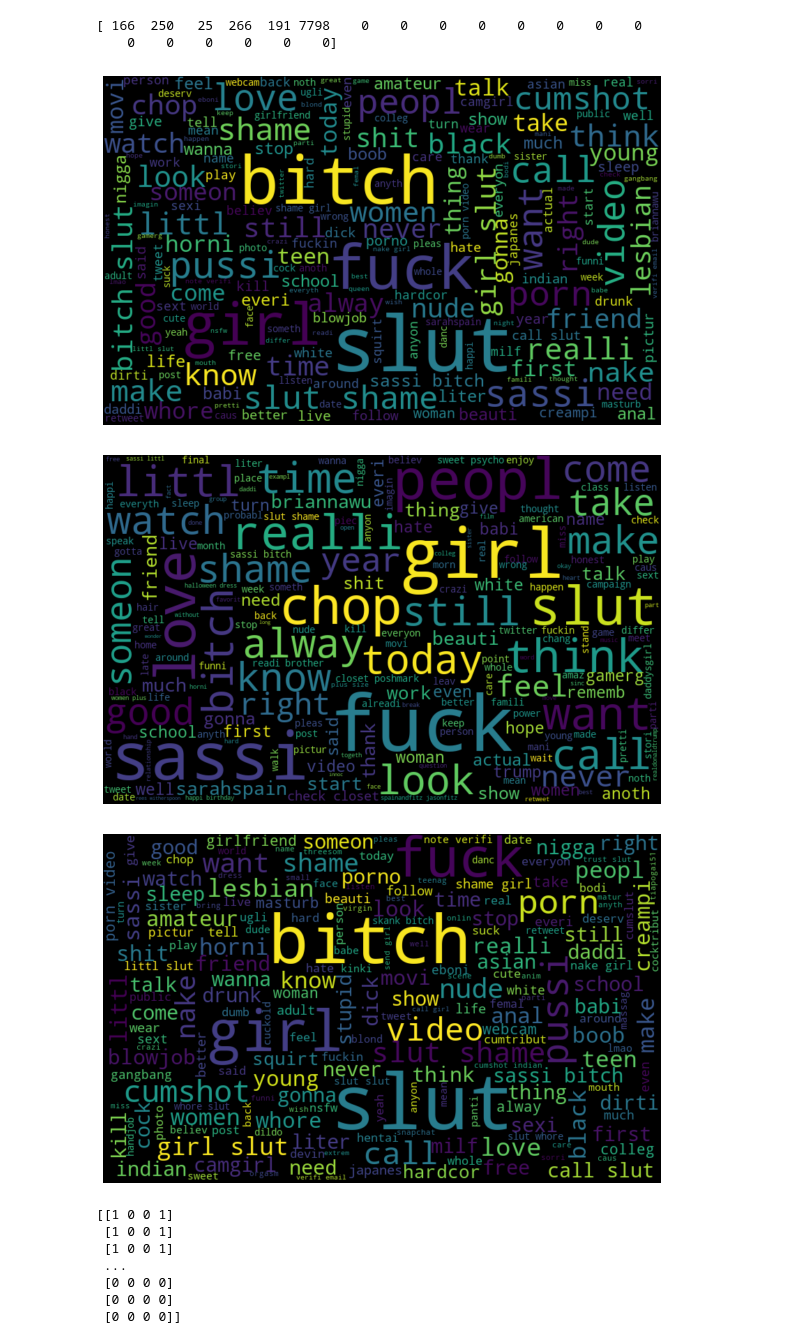
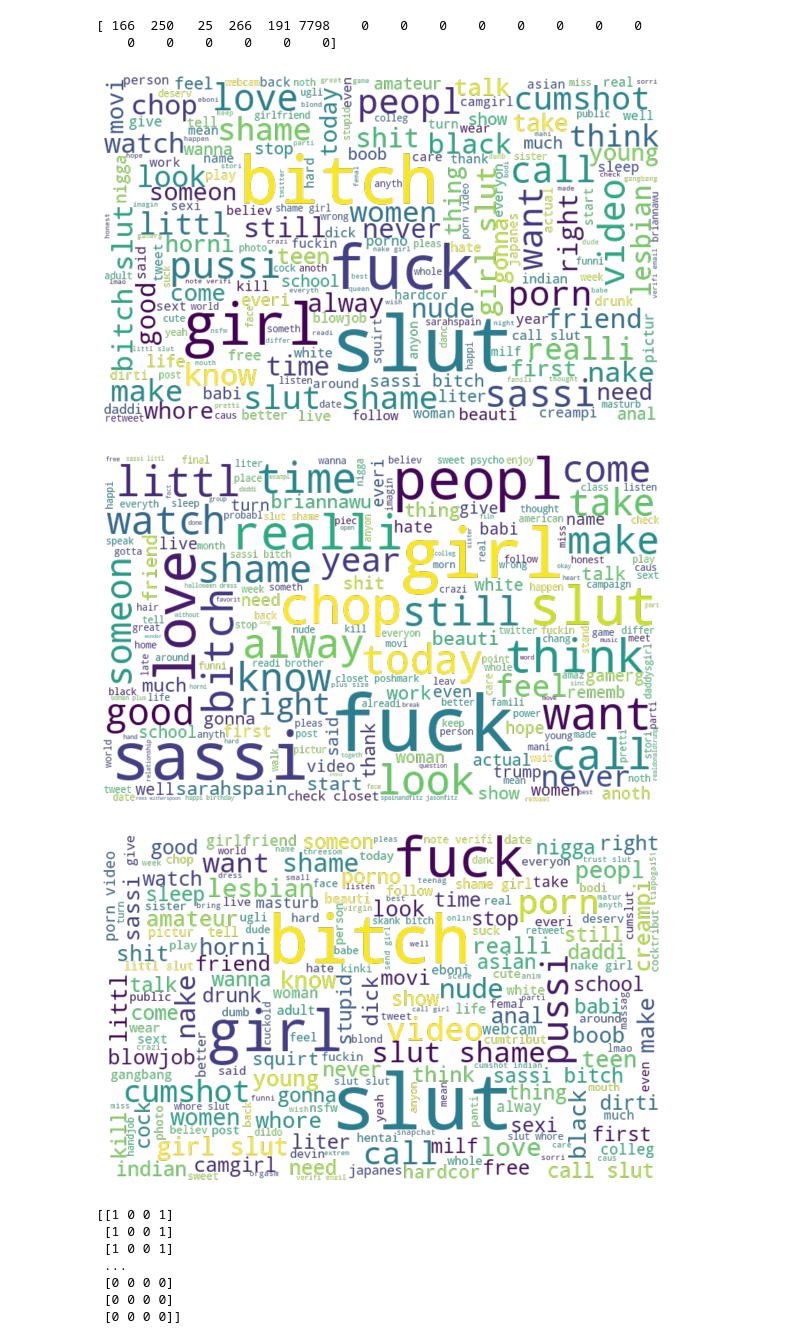
Before and after one commit to theruuwinn/Twitter-Harassment, a Jupyter notebook: NN-model.ipynb, the cells around one changed output. Cells and saved outputs as stored; diff of their text form; code cells hidden in the pictures.

```diff
--- a/NN-model.ipynb
+++ b/NN-model.ipynb
@@ -160,34 +155,34 @@ print(y[3])
 # %%
 all_words = ' '.join([text for text in df['tweet_content']])
 from wordcloud import WordCloud
-wordcloud = WordCloud(width=800, height=500, random_state=21, max_font_size=110).generate(all_words)
+wordcloud = WordCloud(width=800, height=500, random_state=21, max_font_size=110, mode = "RGBA", background_color=None).generate(all_words)
 
 plt.figure(figsize=(10, 7))
 plt.imshow(wordcloud, interpolation="bilinear")
 plt.axis('off')
 plt.show()
 # %% [output]
-[figure, old version]
+[figure, new version]
 # %%
 normal_words =' '.join([text for text in df['tweet_content'][df['harassment'] == 0]])
 
-wordcloud = WordCloud(width=800, height=500, random_state=21, max_font_size=110).generate(normal_words)
+wordcloud = WordCloud(width=800, height=500, random_state=21, max_font_size=110, mode = "RGBA", background_color=None).generate(normal_words)
 plt.figure(figsize=(10, 7))
 plt.imshow(wordcloud, interpolation="bilinear")
 plt.axis('off')
 plt.show()
 # %% [output]
-[figure, old version]
+[figure, new version]
 # %%
 negative_words = ' '.join([text for text in df['tweet_content'][df['harassment'] == 1]])
 wordcloud = WordCloud(width=800, height=500,
-random_state=21, max_font_size=110).generate(negative_words)
+random_state=21, max_font_size=110, mode = "RGBA", background_color=None).generate(negative_words)
 plt.figure(figsize=(10, 7))
 plt.imshow(wordcloud, interpolation="bilinear")
 plt.axis('off')
 plt.show()
 # %% [output]
-[figure, old version]
+[figure, new version]
 # %%
 # function to collect hashtags
 def hashtag_extract(x):
```
Also changed, not shown: parts of 9 cells of this notebook, 2 other files.
